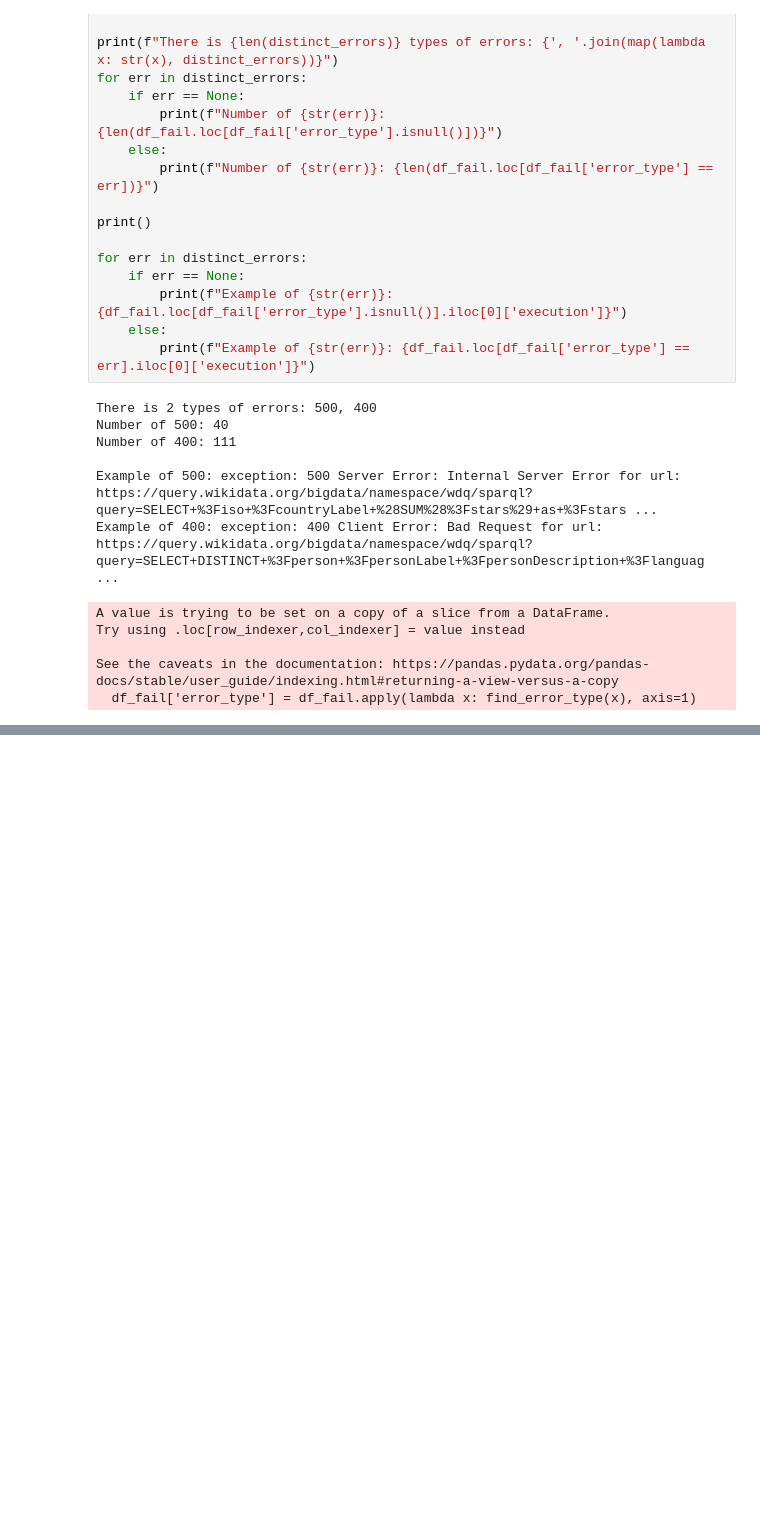
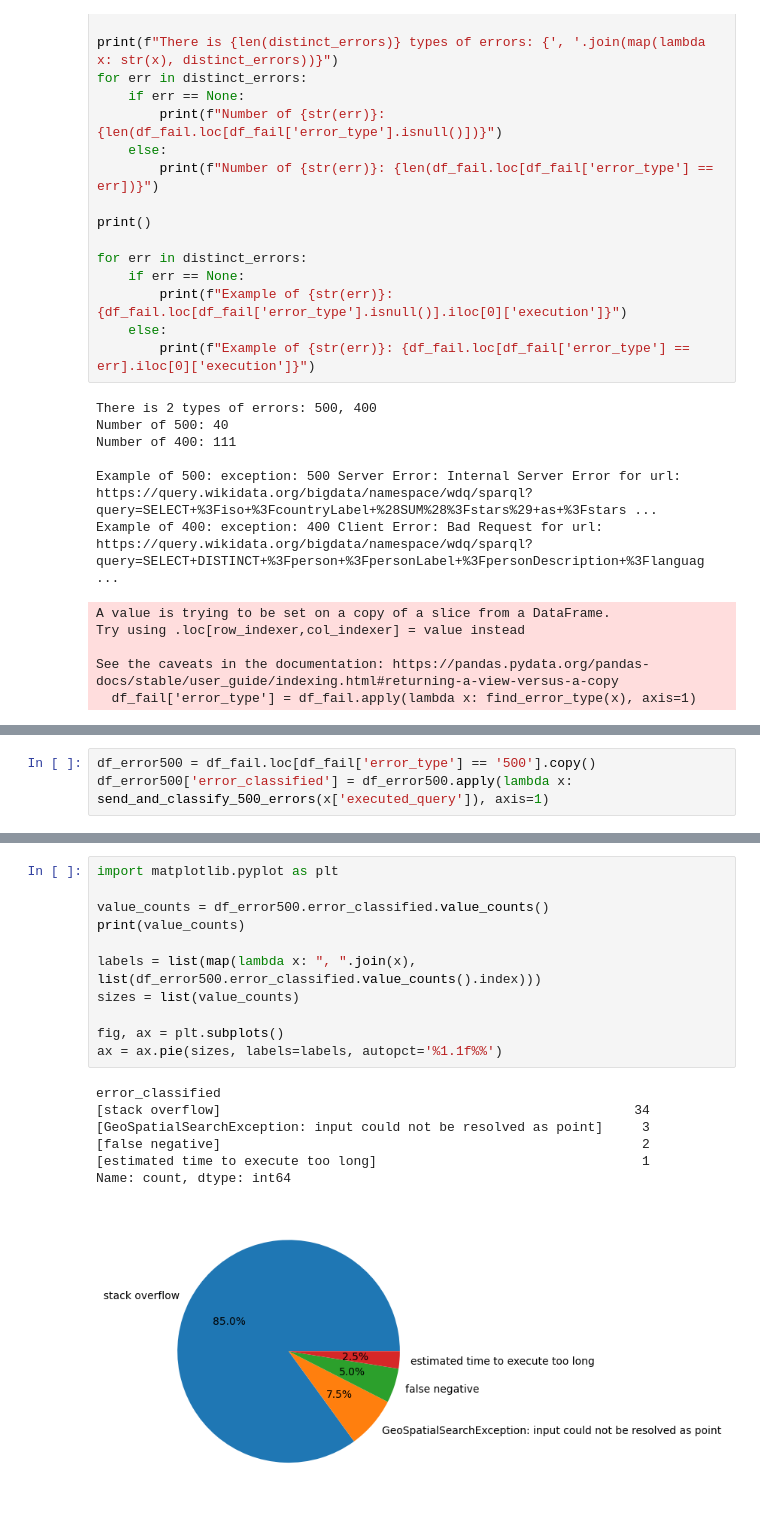
Before and after one commit to Gratic/Finetuning-LLM-for-SPARQL-generation, a Jupyter notebook: scripts/Analyse_execution_queries.ipynb, the cells around one changed output, grey strips where cells are left out. Cells and saved outputs as stored; diff of their text form; blank space fills up the shorter version.

```diff
--- a/scripts/Analyse_execution_queries.ipynb
+++ b/scripts/Analyse_execution_queries.ipynb
@@ -304 +298,4 @@ Name: count, dtype: int64
 [figure]
+# %%
+df_error500 = df_fail.loc[df_fail['error_type'] == '500'].copy()
+df_error500['error_classified'] = df_error500.apply(lambda x: send_and_classify_500_errors(x['executed_query']), axis=1)
@@ -304,0 +308,19 @@ Name: count, dtype: int64
+# %%
+import matplotlib.pyplot as plt
+
+value_counts = df_error500.error_classified.value_counts()
+print(value_counts)
+
+labels = list(map(lambda x: ", ".join(x), list(df_error500.error_classified.value_counts().index)))
+sizes = list(value_counts)
+
+fig, ax = plt.subplots()
+ax = ax.pie(sizes, labels=labels, autopct='%1.1f%%')
+# %% [output]
+error_classified
+[stack overflow]                                                     34
+[GeoSpatialSearchException: input could not be resolved as point]     3
+[false negative]                                                      2
+[estimated time to execute too long]                                  1
+Name: count, dtype: int64
+[figure, added]
```
Also changed, not shown: parts of 14 cells of this notebook.
